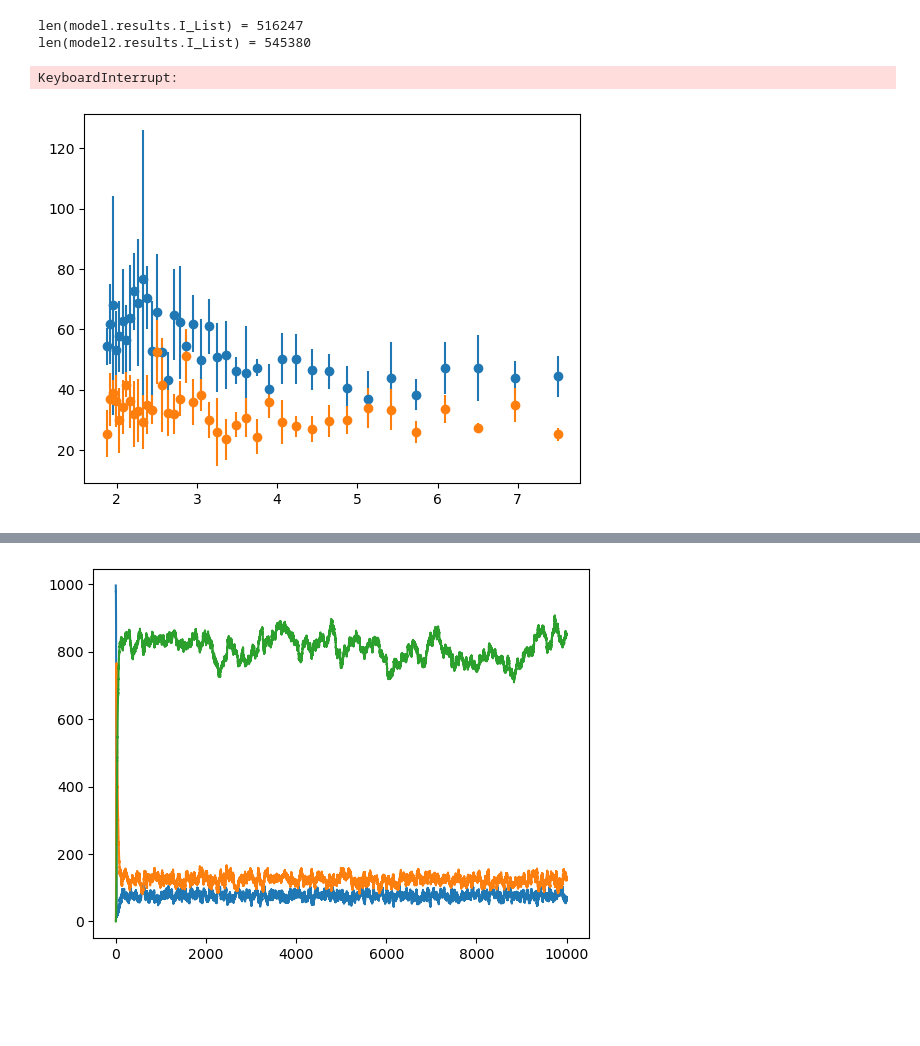
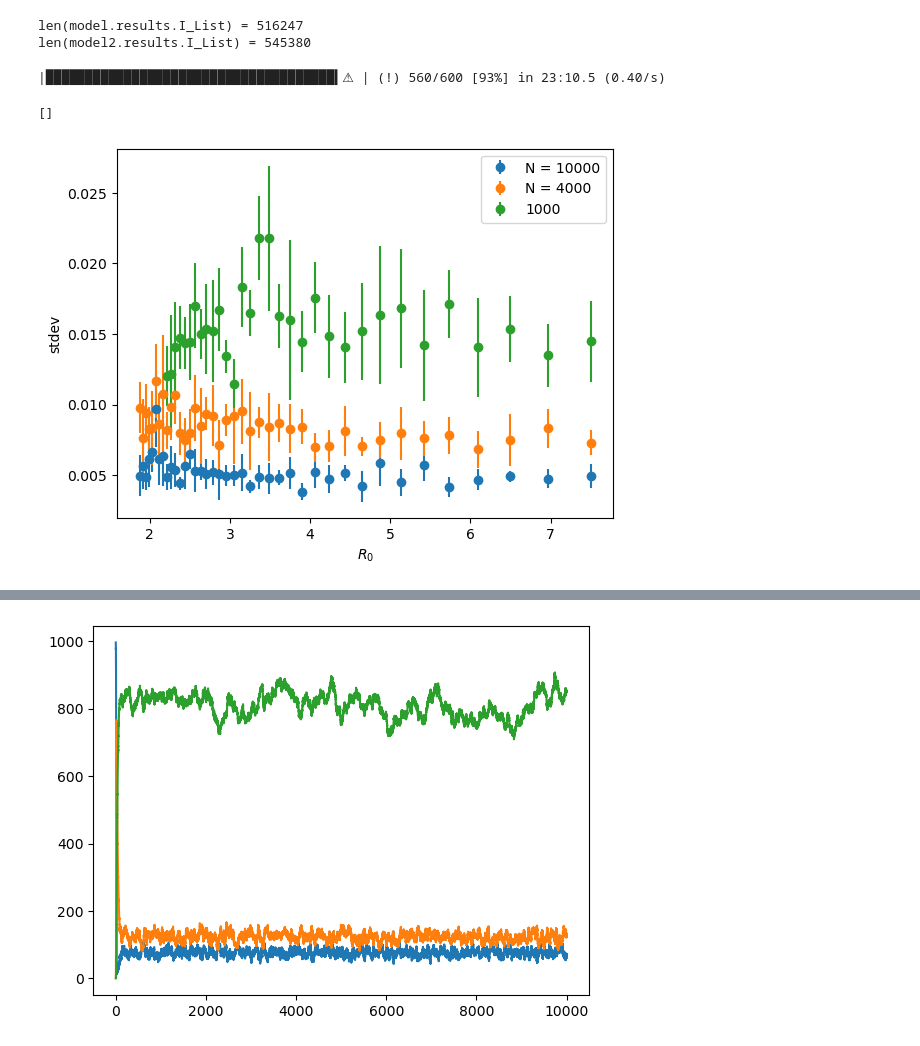
Before and after one commit to VictorianHues/Stochastic-SpatialModels_Assignment2, a Jupyter notebook: old_Peterson_15476758_Beumer_12640662_assignment2.ipynb, the cells around one changed output, grey strips where cells are left out. Saved outputs shown, nothing was run; the diff lists cells and outputs as text; code cells hidden in the pictures; blank space fills up the shorter version.

Commit message:
with limit on gamma

```diff
--- a/old_Peterson_15476758_Beumer_12640662_assignment2.ipynb
+++ b/old_Peterson_15476758_Beumer_12640662_assignment2.ipynb
@@ -309,6 +309,7 @@ mu = 0.005
 maxTime = 1000
 
 gamma_space = np.linspace(0.04, 0.16, 40)
+gamma_limit_1k = 32
 R0_space = beta / gamma_space
 
 with alive_bar(15*len(gamma_space), force_tty=True) as bar:
@@ -354,37 +355,38 @@ with alive_bar(15*len(gamma_space), force_tty=True) as bar:
         stdev_list_4k.append(stdev.mean())
     plt.errorbar(R0_space, stdev_list_4k, yerr=stdev_std_4k, fmt="o", label="N = 4000")
 
     stdev_list_1k = []
     stdev_std_1k = []
     X0 = 995
     N = X0 + Y0 + Z0
-    for gamma in gamma_space:
+    for gamma in gamma_space[0:gamma_limit_1k]:
         samples = 5
         stdev = np.zeros(samples)
         while samples > 0:
             model = SIRModelGillespies(X0, Y0, Z0, N, beta, gamma, mu)
             model.gillespiesSimulation(maxTime)
             if model.results.I_List[-1] == 0:
                 continue
             averageTimeStepSize = np.diff(np.array(model.results.time)).mean()
             measureStartTime = round(500/averageTimeStepSize)
             stdev[samples - 1] = np.std(np.array(model.results.I_List)[measureStartTime:]) / N
             samples -= 1
             bar()
         stdev_std_1k.append(np.std(stdev))
         stdev_list_1k.append(stdev.mean())
-    plt.errorbar(R0_space, stdev_list_1k, yerr=stdev_std_1k, fmt="o", label="1000")
+    plt.errorbar(R0_space[0:gamma_limit_1k], stdev_list_1k, yerr=stdev_std_1k, fmt="o", label="1000")
 
 
 plt.xlabel("$R_0$")
 plt.ylabel("stdev")
 plt.legend()
 plt.plot()
     # averageTimeStepSize = np.diff(np.array(model.results.time)).mean()
     # fourierOnSeries(model.results.I_List, averageTimeStepSize, height=1e6, width=1)
 # %% [output]
-KeyboardInterrupt:
+|█████████████████████████████████████▍⚠︎ | (!) 560/600 [93%] in 23:10.5 (0.40/s)
+[]
-[figure, old version]
+[figure, new version]
 # %%
 print(f"{stdev_list_10k = }")
 print(f"{stdev_std_10k = }")
```
Also changed, not shown: parts of 2 cells of this notebook.
